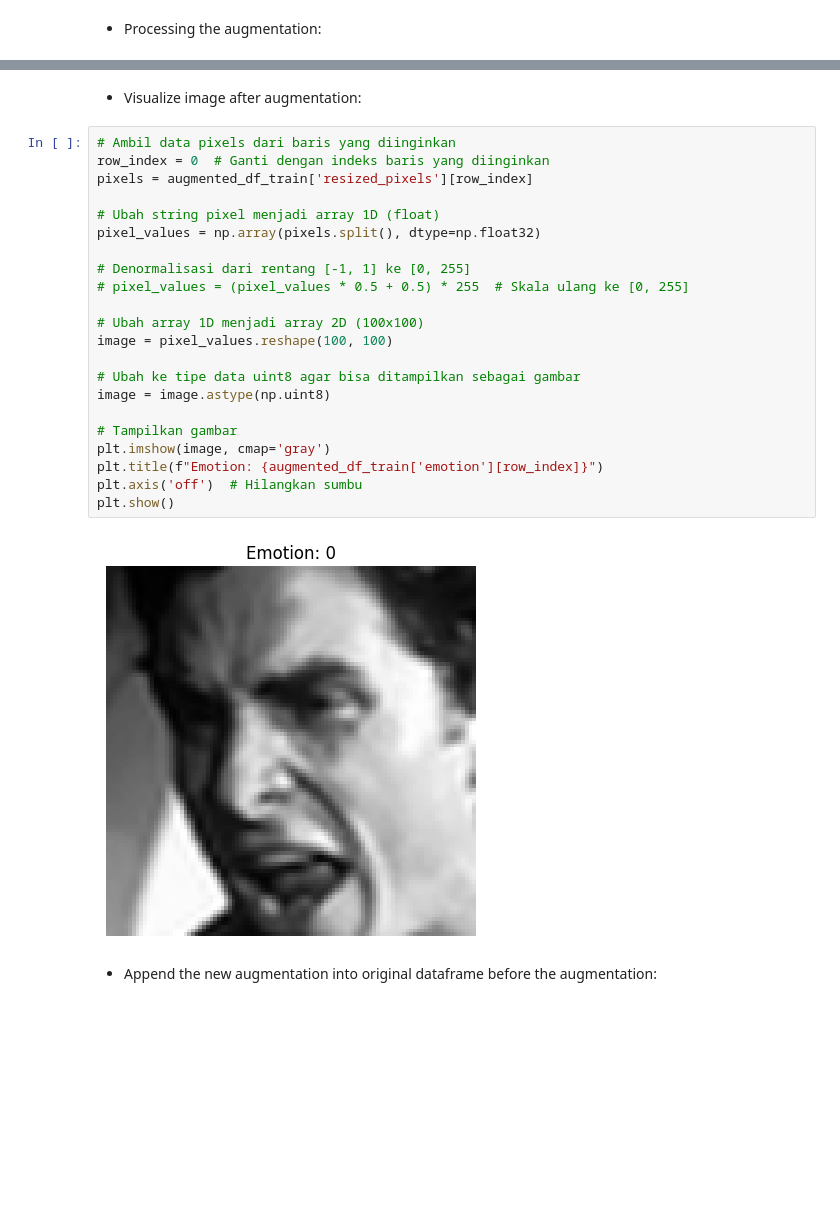
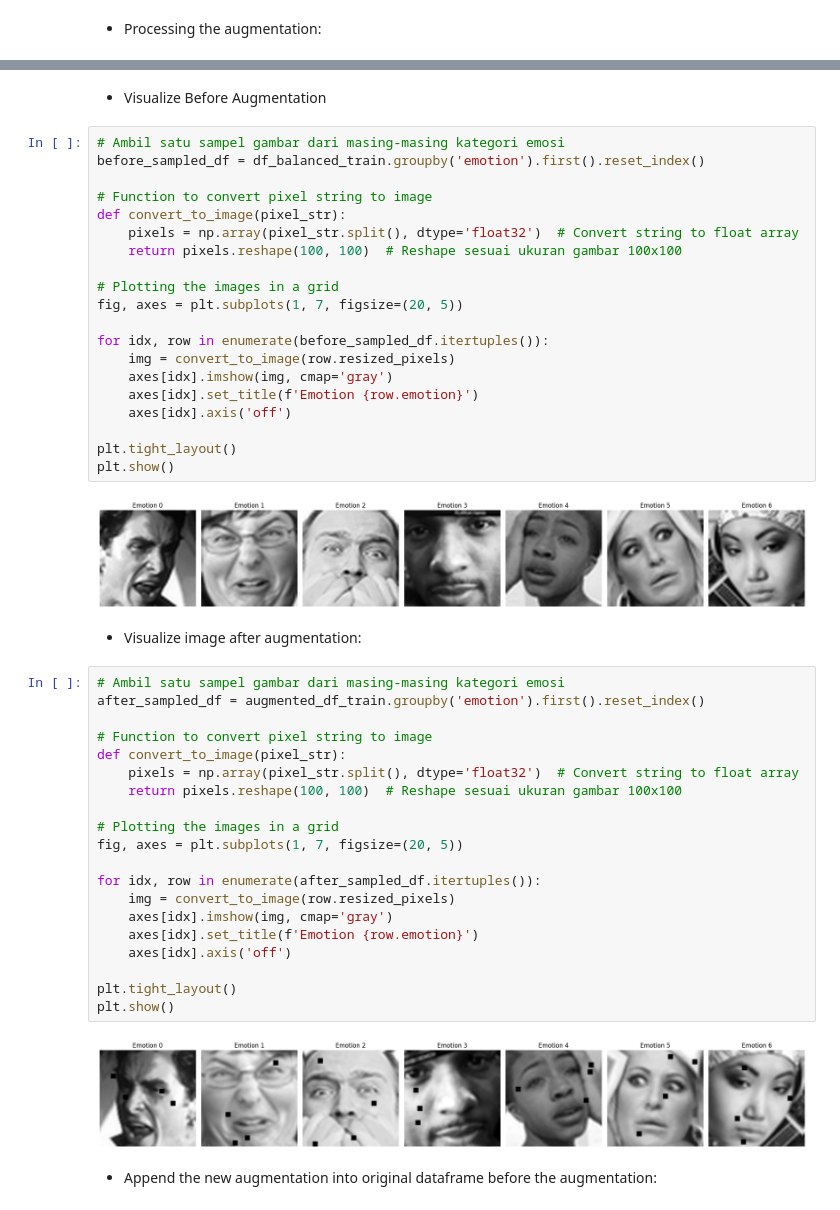
Before and after one commit to AndoZR/scriptc, a Jupyter notebook: SKRIPSI/ScrIptC_3.ipynb, the cells around one changed output, grey strips where cells are left out. Drawn from its saved outputs; the diff is of its cells as text; blank space fills up the shorter version.

```diff
--- a/SKRIPSI/ScrIptC_3.ipynb
+++ b/SKRIPSI/ScrIptC_3.ipynb
@@ -393,29 +411,51 @@ augmented_df_train
 3052 rows × 2 columns
+# %% [markdown]
+- Visualize Before Augmentation
+# %%
+# Ambil satu sampel gambar dari masing-masing kategori emosi
+before_sampled_df = df_balanced_train.groupby('emotion').first().reset_index()
+
+# Function to convert pixel string to image
+def convert_to_image(pixel_str):
+    pixels = np.array(pixel_str.split(), dtype='float32')  # Convert string to float array
+    return pixels.reshape(100, 100)  # Reshape sesuai ukuran gambar 100x100
+
+# Plotting the images in a grid
+fig, axes = plt.subplots(1, 7, figsize=(20, 5))
+
+for idx, row in enumerate(before_sampled_df.itertuples()):
+    img = convert_to_image(row.resized_pixels)
+    axes[idx].imshow(img, cmap='gray')
+    axes[idx].set_title(f'Emotion {row.emotion}')
+    axes[idx].axis('off')
+
+plt.tight_layout()
+plt.show()
+# %% [output]
+[figure, added]
 # %% [markdown]
 - Visualize image after augmentation:
-# %%
-# Ambil data pixels dari baris yang diinginkan
-row_index = 0  # Ganti dengan indeks baris yang diinginkan
-pixels = augmented_df_train['resized_pixels'][row_index]
-
-# Ubah string pixel menjadi array 1D (float)
-pixel_values = np.array(pixels.split(), dtype=np.float32)
-
-# Denormalisasi dari rentang [-1, 1] ke [0, 255]
-# pixel_values = (pixel_values * 0.5 + 0.5) * 255  # Skala ulang ke [0, 255]
-
-# Ubah array 1D menjadi array 2D (100x100)
-image = pixel_values.reshape(100, 100)
-
-# Ubah ke tipe data uint8 agar bisa ditampilkan sebagai gambar
-image = image.astype(np.uint8)
-
-# Tampilkan gambar
-plt.imshow(image, cmap='gray')
-plt.title(f"Emotion: {augmented_df_train['emotion'][row_index]}")
-plt.axis('off')  # Hilangkan sumbu
-plt.show()
-# %% [output]
-[figure, removed]
+# %%
+# Ambil satu sampel gambar dari masing-masing kategori emosi
+after_sampled_df = augmented_df_train.groupby('emotion').first().reset_index()
+
+# Function to convert pixel string to image
+def convert_to_image(pixel_str):
+    pixels = np.array(pixel_str.split(), dtype='float32')  # Convert string to float array
+    return pixels.reshape(100, 100)  # Reshape sesuai ukuran gambar 100x100
+
+# Plotting the images in a grid
+fig, axes = plt.subplots(1, 7, figsize=(20, 5))
+
+for idx, row in enumerate(after_sampled_df.itertuples()):
+    img = convert_to_image(row.resized_pixels)
+    axes[idx].imshow(img, cmap='gray')
+    axes[idx].set_title(f'Emotion {row.emotion}')
+    axes[idx].axis('off')
+
+plt.tight_layout()
+plt.show()
+# %% [output]
+[figure, added]
 # %% [markdown]
 - Append the new augmentation into original dataframe before the augmentation:
```
Also changed, not shown: parts of 60 cells of this notebook, 1 other file.
